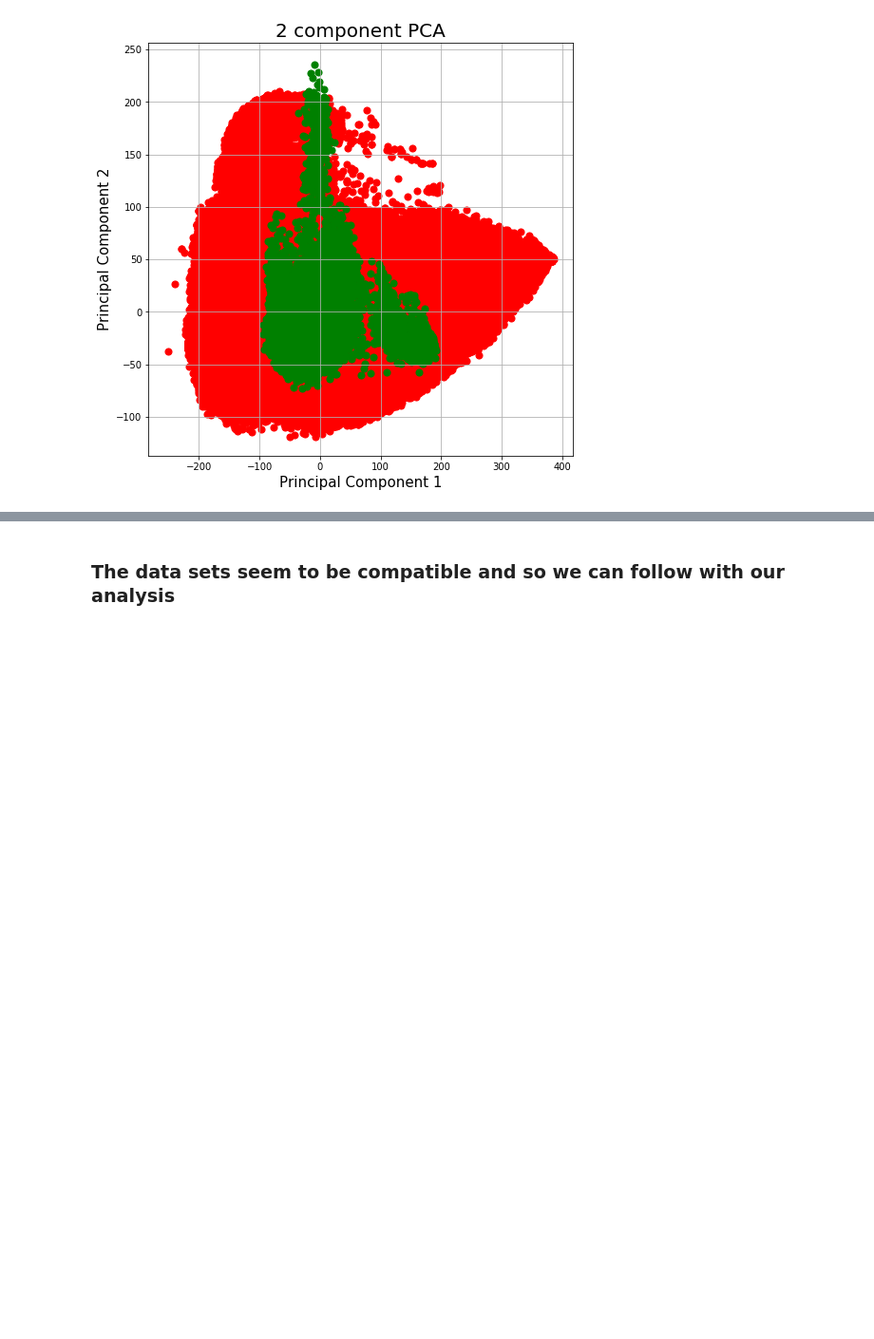
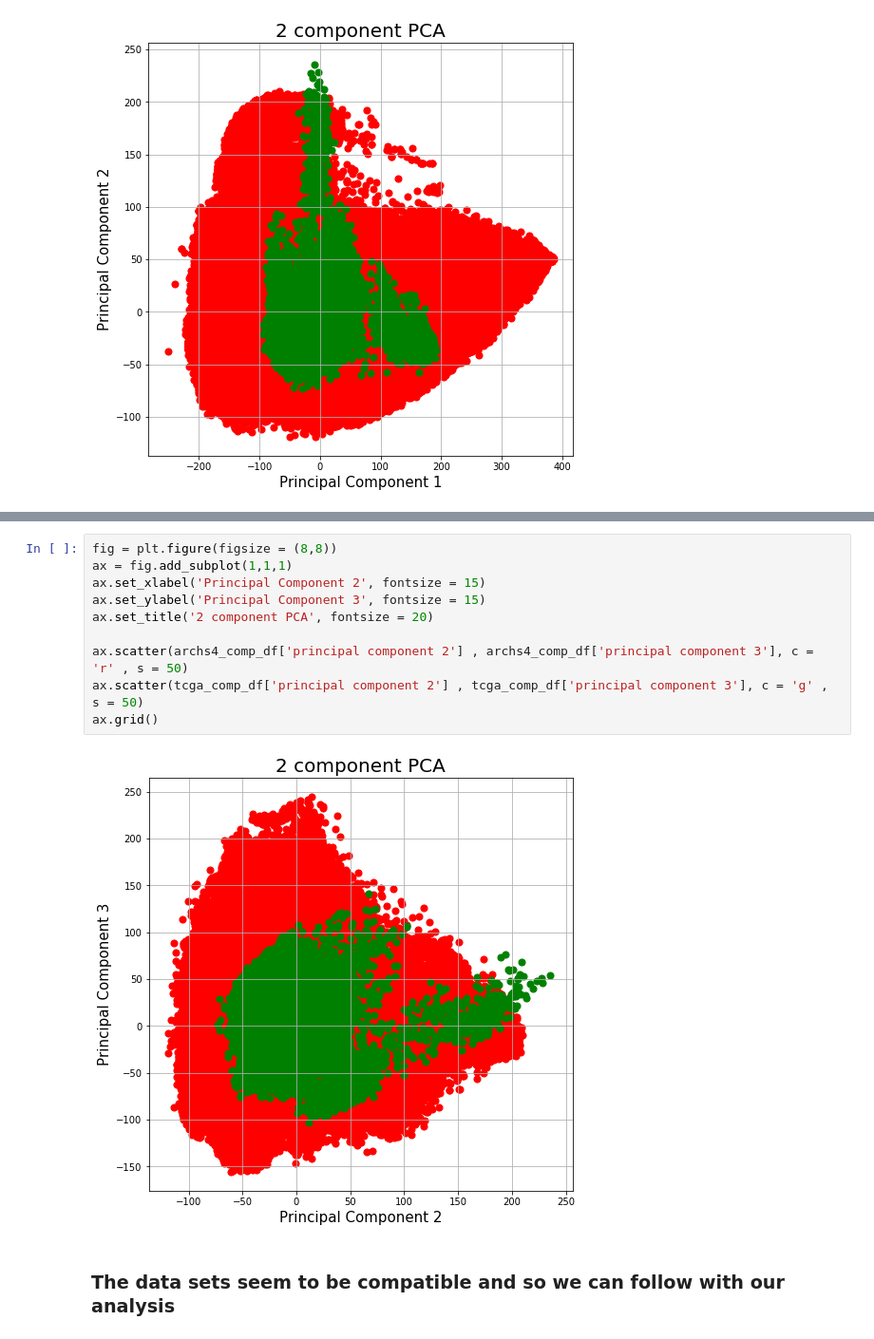
Before and after one commit to DEIB-GECO/brca_subtype, a Jupyter notebook: notebooks/ARCHS4_tcga_preprocessing.ipynb, the cells around one changed output, grey strips where cells are left out. Shown: that part at 95% size. Cells and saved outputs as stored; diff of their text form; blank space fills up the shorter version.

```diff
--- a/notebooks/ARCHS4_tcga_preprocessing.ipynb
+++ b/notebooks/ARCHS4_tcga_preprocessing.ipynb
@@ -482,2 +497,14 @@ ax.grid()
+# %%
+fig = plt.figure(figsize = (8,8))
+ax = fig.add_subplot(1,1,1)
+ax.set_xlabel('Principal Component 2', fontsize = 15)
+ax.set_ylabel('Principal Component 3', fontsize = 15)
+ax.set_title('2 component PCA', fontsize = 20)
+
+ax.scatter(archs4_comp_df['principal component 2'] , archs4_comp_df['principal component 3'], c = 'r' , s = 50)
+ax.scatter(tcga_comp_df['principal component 2'] , tcga_comp_df['principal component 3'], c = 'g' , s = 50)
+ax.grid()
+# %% [output]
+[figure, added]
 # %% [markdown]
 ### The data sets seem to be compatible and so we can follow with our analysis
```
Also changed, not shown: parts of 8 cells of this notebook, 38 other files.
